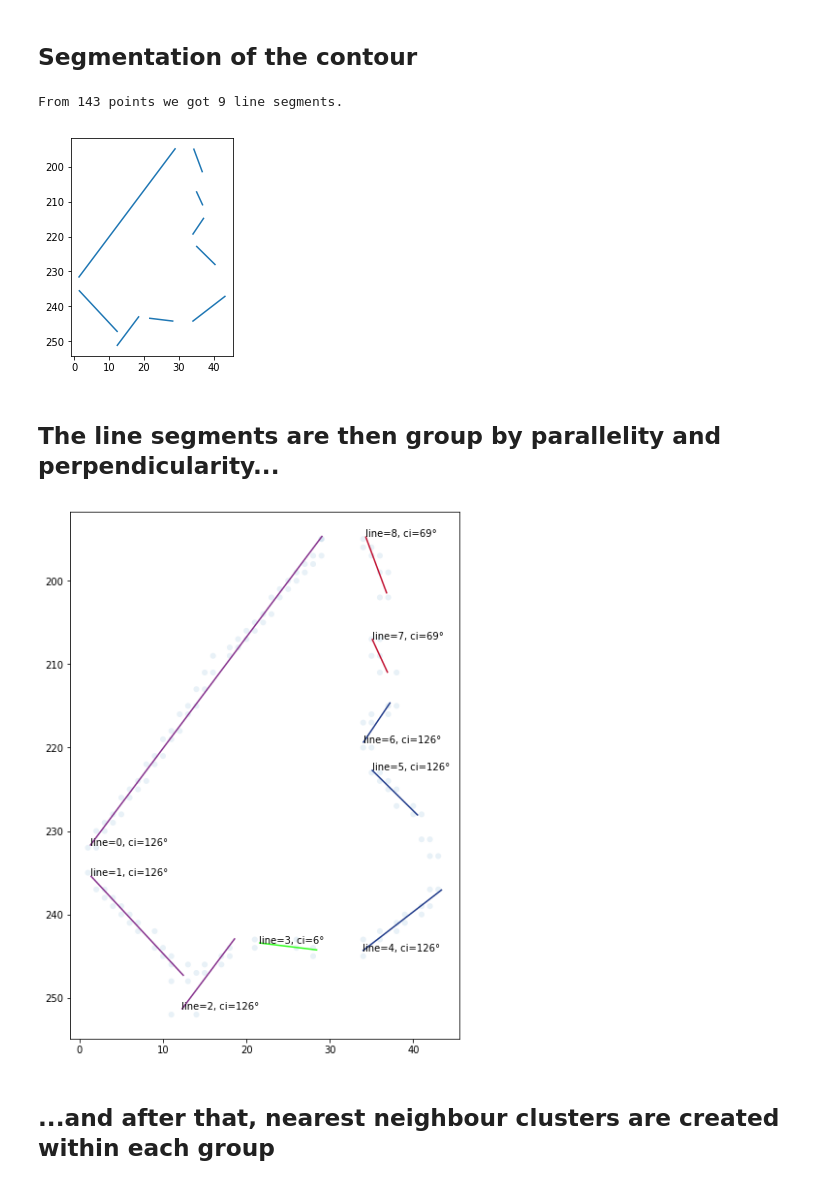
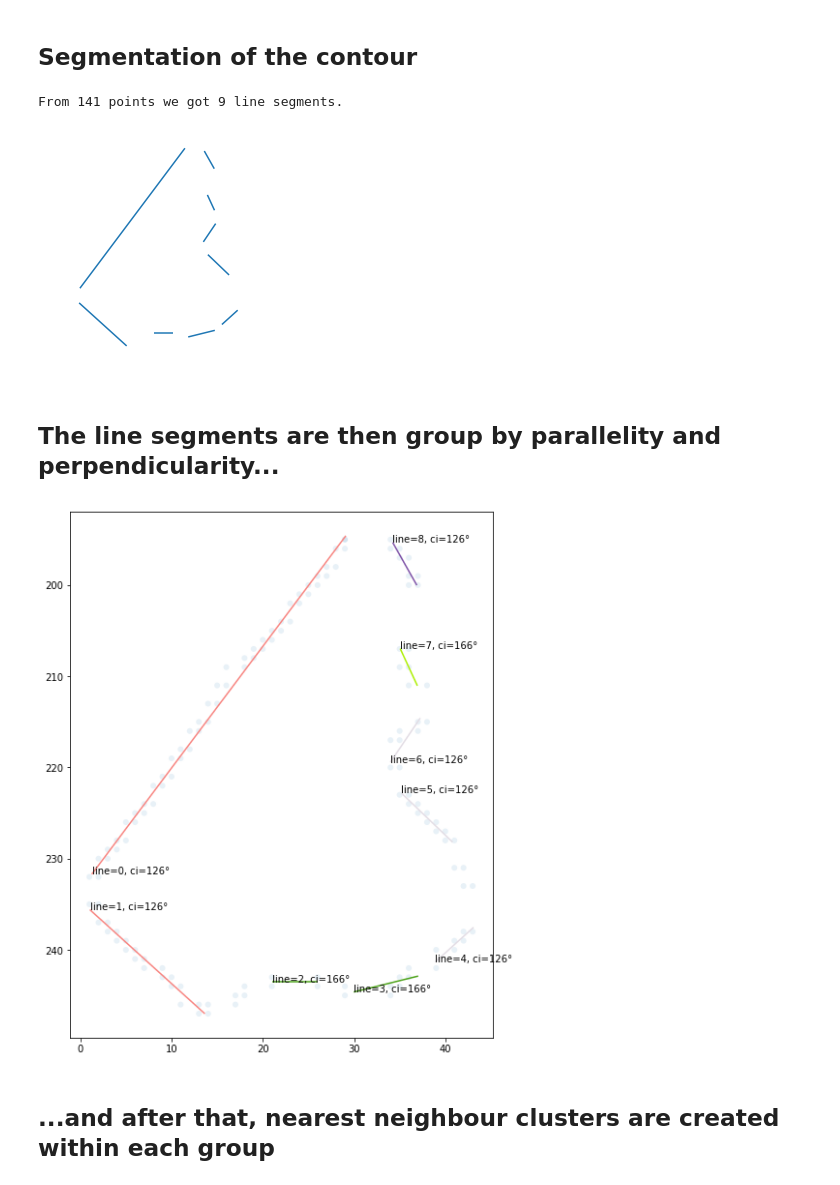
Before and after one commit to mnboos/osm-instance-segmentation, a Jupyter notebook: Regularization.ipynb, the cells around one changed output. Cells and saved outputs as stored; diff of their text form; code cells hidden in the pictures.

```diff
--- a/Regularization.ipynb
+++ b/Regularization.ipynb
@@ -58,7 +61,7 @@ plt.show()
 # %%
 from core.predict import Predictor
 
-pedictor = Predictor(os.path.join(os.getcwd(), "model", "mask_rcnn_osm_0202.h5"))
+pedictor = Predictor(os.path.join(os.getcwd(), "model", "mask_rcnn_osm_0248.h5"))
 # %% [output]
 Using TensorFlow backend.
 # %% [markdown]
@@ -101,20 +104,21 @@ No handles with labels found to put in legend.
 # %%
 from core.utils import make_lines
 from matplotlib import collections  as mc
 
-lines = make_lines(points.copy(), point_distance_threshold)
-lines = list(filter(lambda l: l.length >= line_length_threshold, lines))
+lines = make_lines(points.copy(), point_distance_threshold=point_distance_threshold, min_line_length=line_length_threshold)
+lines = list(filter(lambda l: l.length >= 2, lines))
 print("From {} points we got {} line segments.".format(len(points), len(lines)))
 
 lc = mc.LineCollection(map(lambda l: l.coords, lines))
 fig, ax = plt.subplots()
 ax.set(aspect='equal')
 ax.add_collection(lc)
+ax.axis('off')
 ax.autoscale()
 plt.gca().invert_yaxis()
 # %% [output]
-From 143 points we got 9 line segments.
+From 141 points we got 9 line segments.
-[figure, old version]
+[figure, new version]
 # %% [markdown]
 ## The line segments are then group by parallelity and perpendicularity...
 # %%
@@ -126,7 +130,7 @@ ax.set(aspect='equal')
 x = np.asarray(list(map(lambda p: p[0], points)))
 y = np.asarray(list(map(lambda p: p[1], points)))
 ax.scatter(x, y, alpha=0.1, edgecolors='none')
-assign_orientation(lines, angle_parallelity_threshold=angle_parallelity_threshold)
+assign_orientation(lines, angle_parallelity_threshold=25)
 for k, g in groupby(lines, key=lambda l: l.orientation):
     group = list(g)
     colors = np.random.rand(3,)
@@ -138,7 +142,7 @@ for k, g in groupby(lines, key=lambda l: l.orientation):
 ax.autoscale()
 plt.gca().invert_yaxis()
 # %% [output]
-[figure, old version]
+[figure, new version]
 # %% [markdown]
 ## ...and after that, nearest neighbour clusters are created within each group
 # %%
```
Also changed, not shown: parts of 5 cells of this notebook, 2 other files.
